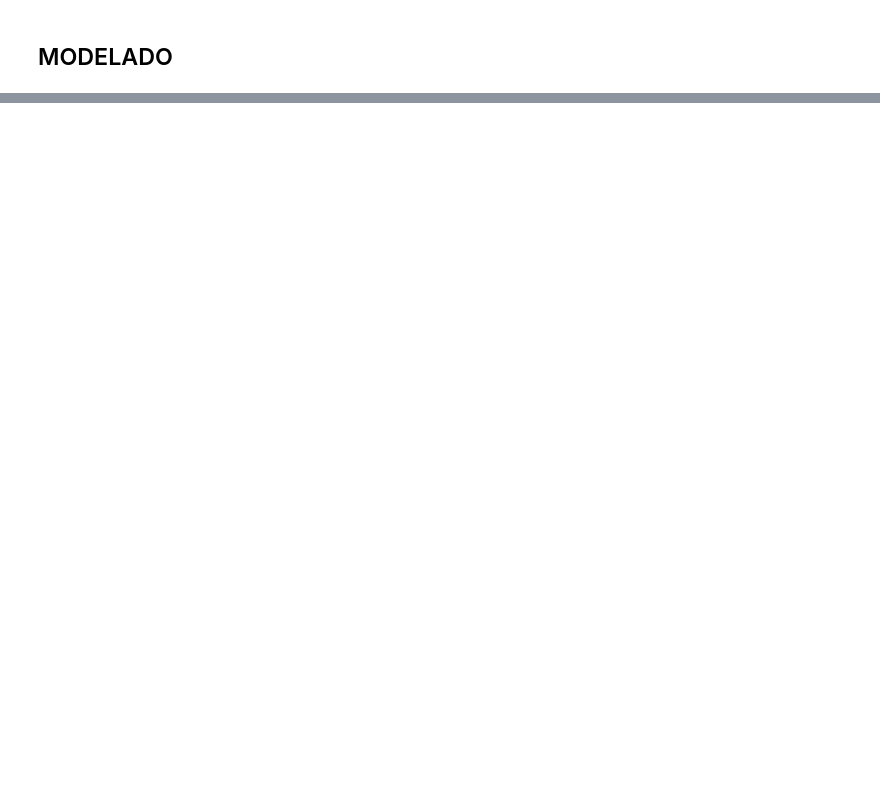
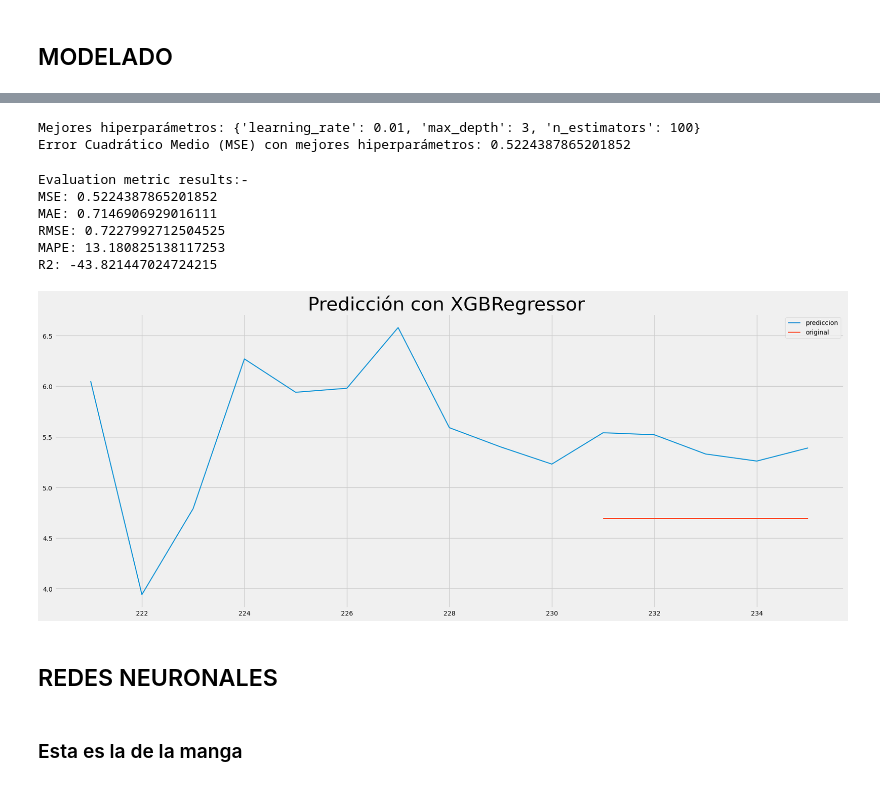
Before and after one commit to SensingTools/atlas-ml, a Jupyter notebook: Modelado_SAT.ipynb, the cells around one changed output, grey strips where cells are left out. Cells and saved outputs as stored; diff of their text form; code cells hidden in the pictures; blank space fills up the shorter version.

```diff
--- a/Modelado_SAT.ipynb
+++ b/Modelado_SAT.ipynb
@@ -534,0 +544,60 @@ param_KNN=[cv_scores_KNN["Parametro1"].median()]
+# %%
+# Crear un modelo de regresión Gradient Boosting con XGBoost
+model = xgb.XGBRegressor(objective='reg:squarederror')
+
+# Definir la cuadrícula de hiperparámetros a explorar
+param_grid = {
+    'n_estimators': [100, 200, 300],
+    'learning_rate': [0.01, 0.1, 0.2],
+    'max_depth': [3, 4, 5]
+}
+
+# Crear un objeto GridSearchCV para buscar los mejores hiperparámetros
+grid_search = GridSearchCV(model, param_grid, cv=5, scoring='neg_mean_squared_error')
+
+# Realizar la búsqueda de hiperparámetros
+grid_search.fit(X_train,y_train)
+
+# Obtener los mejores hiperparámetros y el modelo optimizado
+best_params = grid_search.best_params_
+best_model = grid_search.best_estimator_
+
+# Imprimir los mejores hiperparámetros
+print("Mejores hiperparámetros:", best_params)
+
+# Calcular el error cuadrático medio (MSE) en el conjunto de prueba con el mejor modelo
+y_pred = best_model.predict(X_test)
+mse = mean_squared_error(y_test, y_pred)
+print(f"Error Cuadrático Medio (MSE) con mejores hiperparámetros: {mse}")
+# %% [output]
+Mejores hiperparámetros: {'learning_rate': 0.01, 'max_depth': 3, 'n_estimators': 100}
+Error Cuadrático Medio (MSE) con mejores hiperparámetros: 0.5224387865201852
+# %%
+r2 = r2_score(y_test, y_pred)
+mae = mean_absolute_error(y_test, y_pred)
+mse = mean_squared_error(y_test, y_pred)
+
+predicciones["pred"] = y_pred
+predicciones_fecha = X_test.copy()
+predicciones_fecha["eto"] = predicciones["pred"].values
+
+fig, ax = plt.subplots(figsize=(20, 8))
+plt.title("Predicción con XGBRegressor ", fontsize=30);
+#df_train['temperatura'].plot(ax=ax, label='train')
+datos["eto"].tail(10+entreno).plot(ax=ax, label='prediccion')
+predicciones_fecha["eto"].plot(ax=ax, label='original')
+ax.legend();
+
+evaluacion_metrica(y_true = y_test,y_pred = predicciones_fecha["eto"])
+# %% [output]
+Evaluation metric results:-
+MSE: 0.5224387865201852
+MAE: 0.7146906929016111
+RMSE: 0.7227992712504525
+MAPE: 13.180825138117253
+R2: -43.821447024724215
+[figure, added]
+# %% [markdown]
+## REDES NEURONALES
+# %% [markdown]
+### Esta es la de la manga
```
Also changed, not shown: parts of 32 cells of this notebook, 4 other files.
